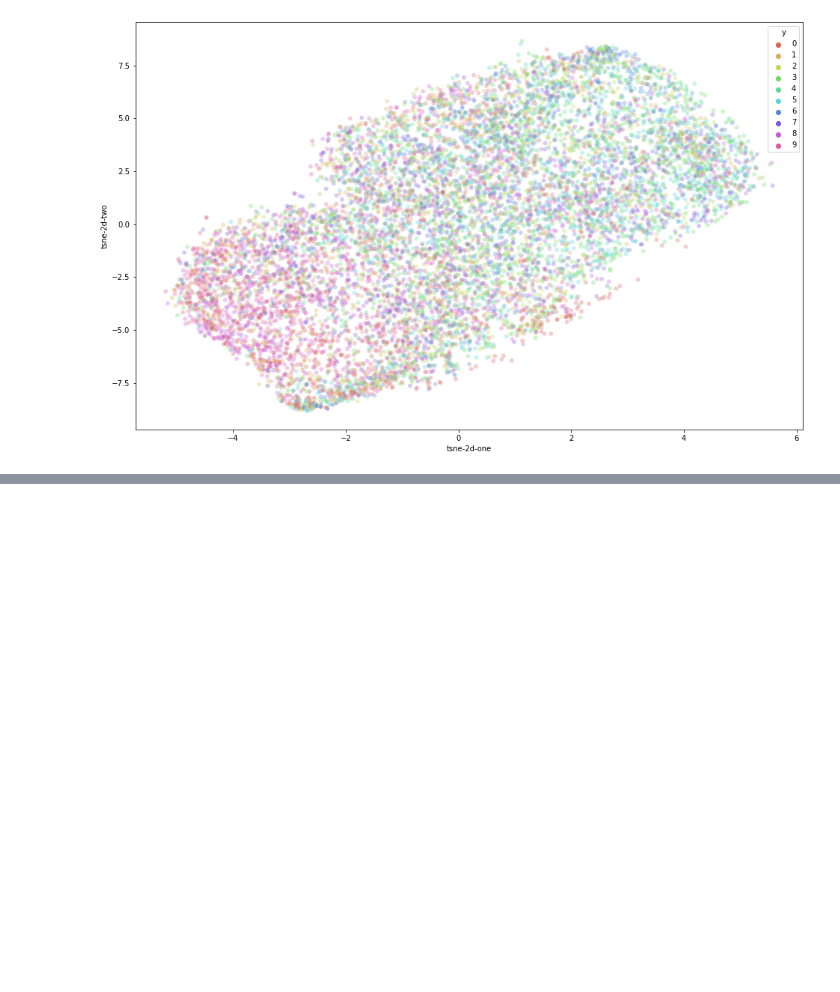
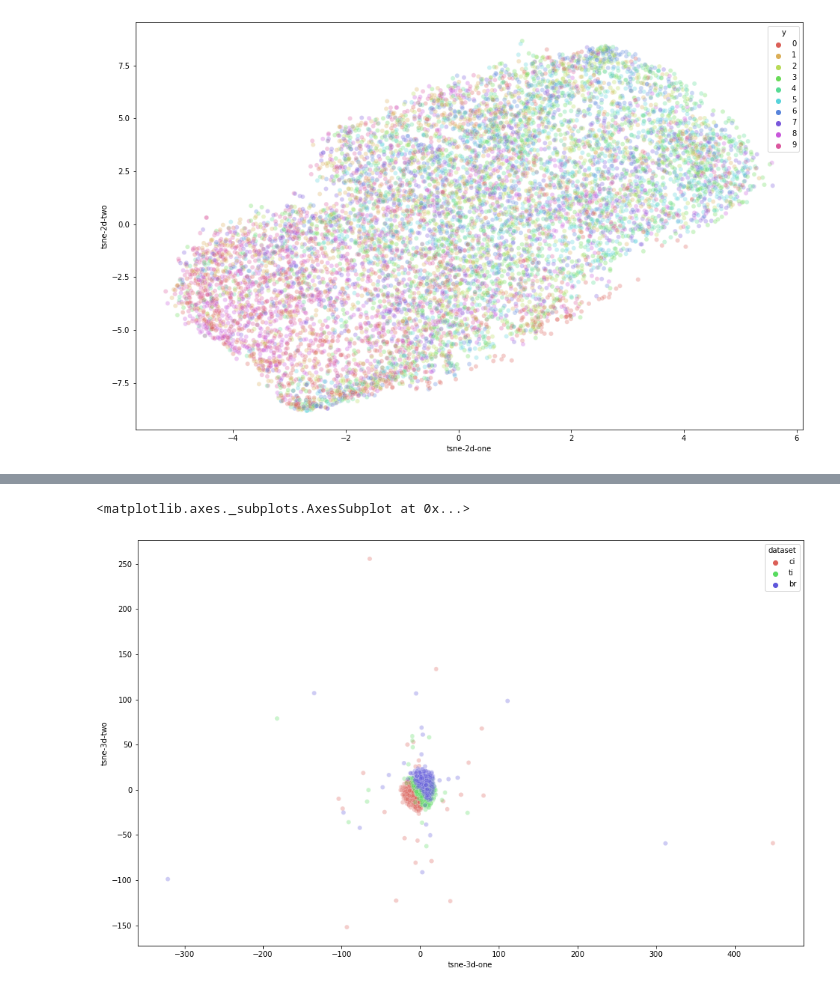
Before and after one commit to goel96vibhor/semisup-adv, a Jupyter notebook: dataset_utils/datasets_visualization.ipynb, the cells around one changed output, grey strips where cells are left out. Saved outputs shown, nothing was run; the diff lists cells and outputs as text; code cells hidden in the pictures; blank space fills up the shorter version.

Commit message:
t-SNE visualizations per class added

```diff
--- a/dataset_utils/datasets_visualization.ipynb
+++ b/dataset_utils/datasets_visualization.ipynb
@@ -178,0 +268,3 @@ sns.scatterplot(
+# %%
+ci_df = ci_df[ci_df['y'] == class_to_vis]
+print(ci_df.shape)
@@ -178,0 +313,4 @@ sns.scatterplot(
+# %%
+br_df = df[df['y'] == class_to_vis]
+
+print(br_df.shape)
@@ -178,0 +364,5 @@ sns.scatterplot(
+# %%
+# tsne_df = ci_subset.append(ti_subset, ignore_index=True).append(br_subset, ignore_index=True)
+tsne_data = np.append(ci_subset, ti_subset, axis=0)
+tsne_data = np.append(tsne_data, br_subset, axis=0)
+tsne_data.shape
@@ -178,0 +375,5 @@ sns.scatterplot(
+# %%
+time_start = time.time()
+tsne = TSNE(n_components=3, verbose=1, perplexity=40, n_iter=300)
+tsne_results = tsne.fit_transform(tsne_data)
+print('t-SNE done! Time elapsed: {} seconds'.format(time.time()-time_start))
@@ -178,0 +389,21 @@ sns.scatterplot(
+# %%
+tsne_df = cidf_subset.append(tidf_subset, ignore_index=True).append(brdf_subset, ignore_index=True)
+
+tsne_df['tsne-3d-one'] = tsne_results[:,0]
+tsne_df['tsne-3d-two'] = tsne_results[:,1]
+tsne_df['tsne-3d-three'] = tsne_results[:,2]
+
+plt.figure(figsize=(16,10))
+
+# 2D scatter plot
+sns.scatterplot(
+    x="tsne-3d-one", y="tsne-3d-two",
+    hue="dataset",
+    palette=sns.color_palette("hls", 3),
+    data=tsne_df,
+    legend="full",
+    alpha=0.3
+)
+# %% [output]
+<matplotlib.axes._subplots.AxesSubplot at 0x...>
+[figure, added]
```
Also changed, not shown: parts of 28 cells of this notebook.
